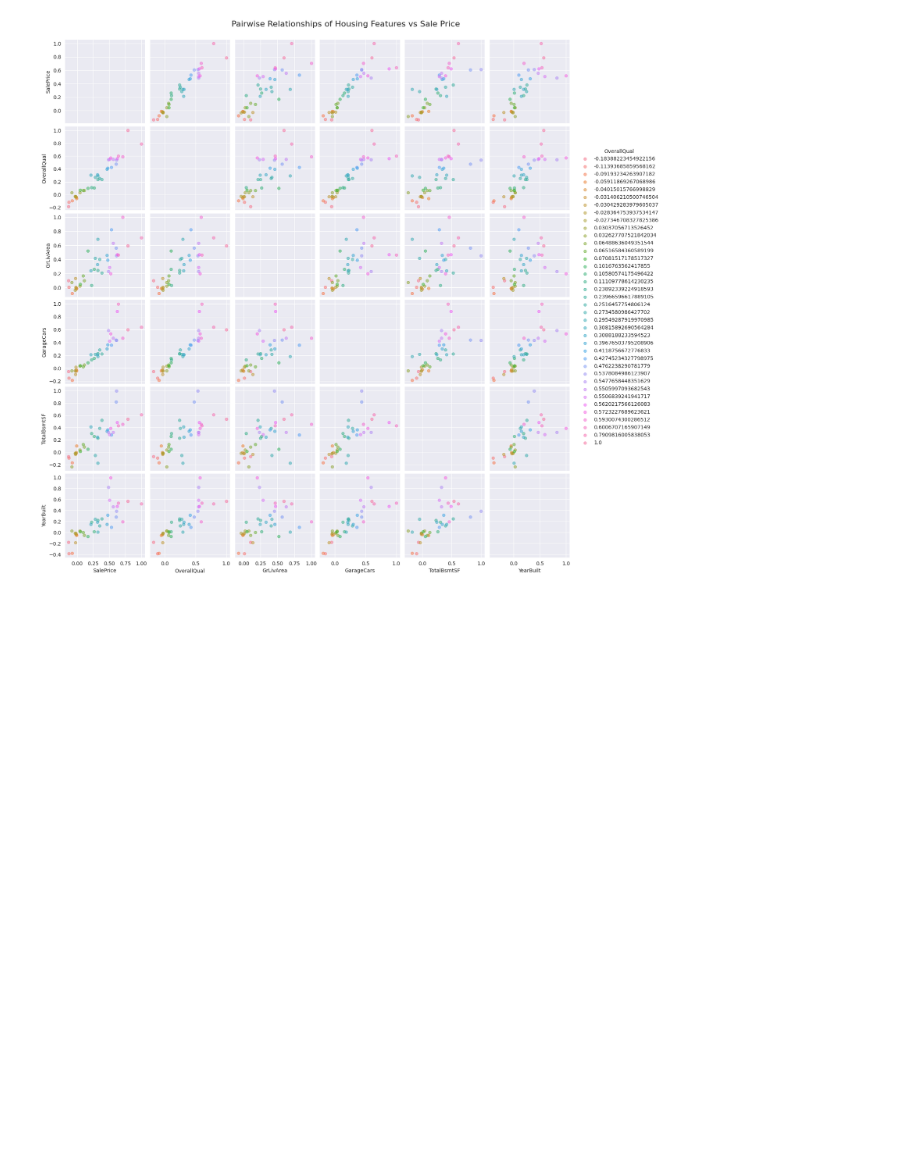
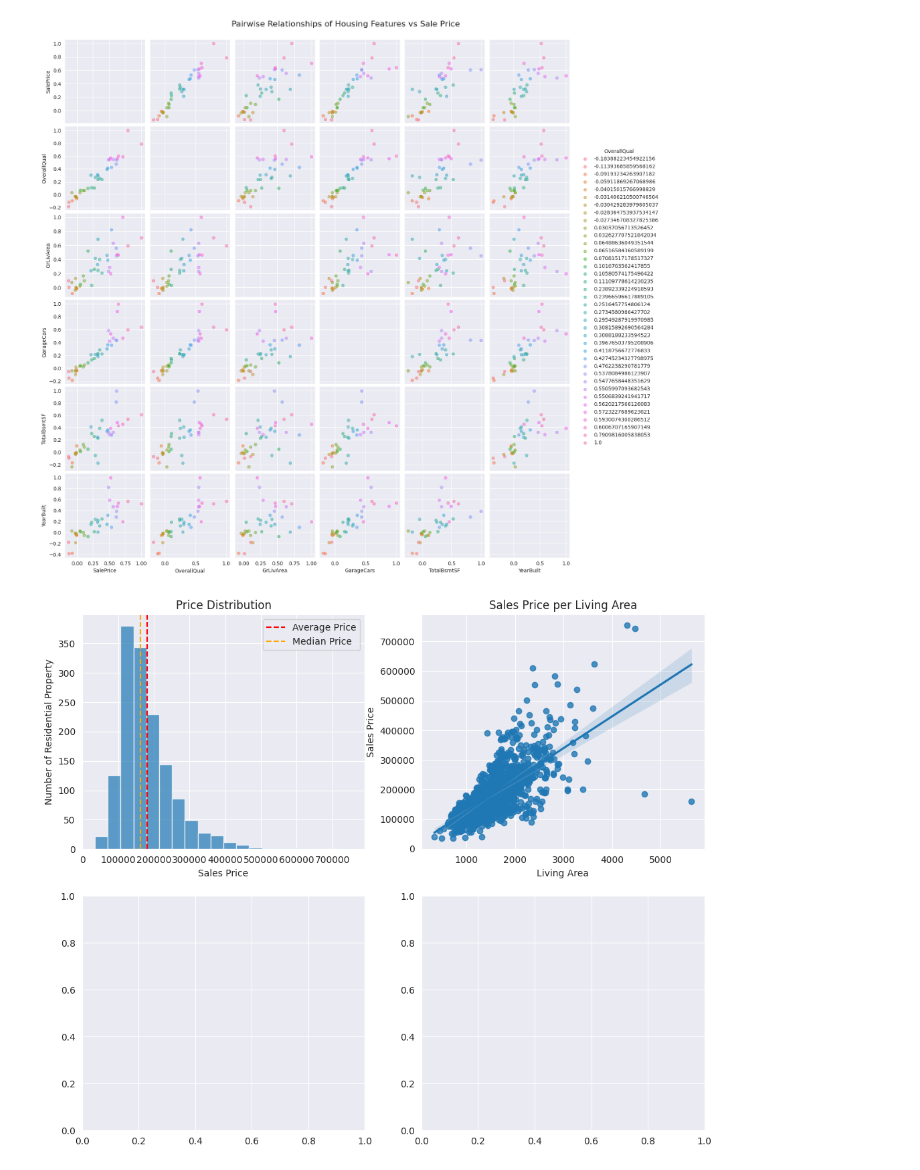
Before and after one commit to christianabusca/housing-market-analytics, a Jupyter notebook: p-house-prices.ipynb, the cells around one changed output. Drawn from its saved outputs; the diff is of its cells as text; code cells hidden in the pictures; blank space fills up the shorter version.

Commit message:
Kaggle Notebook | p-house-prices | Version 12

```diff
--- a/p-house-prices.ipynb
+++ b/p-house-prices.ipynb
@@ -536,3 +558,24 @@ gg.fig.savefig("pairplot.jpg", dpi=300, bbox_inches='tight')
 plt.show()
 # %% [output]
 [figure]
+# %%
+fig5, ax5 = plt.subplots(2,2,figsize=(12, 10))
+ax5[0,0].hist(x=df['SalePrice'], bins = 20, alpha=0.7)
+ax5[0,0].set_title("Price Distribution", fontsize= 12)
+ax5[0,0].axvline(average_price, color = 'red', linestyle ='--', label='Average Price')
+ax5[0,0].axvline(median_price, color = 'orange', linestyle ='--', label ='Median Price')
+ax5[0,0].set_ylabel('Number of Residential Property')
+ax5[0,0].set_xlabel('Sales Price')
+ax5[0,0].legend()
+
+sns.regplot(x='GrLivArea',
+            y='SalePrice',
+            data=df,
+            ax = ax5[0,1])
+ax5[0,1].set_title("Sales Price per Living Area")
+ax5[0,1].set_ylabel("Sales Price")
+ax5[0,1].set_xlabel("Living Area")
+
+plt.show()
+# %% [output]
+[figure, added]
```
Also changed, not shown: parts of 4 cells of this notebook.
